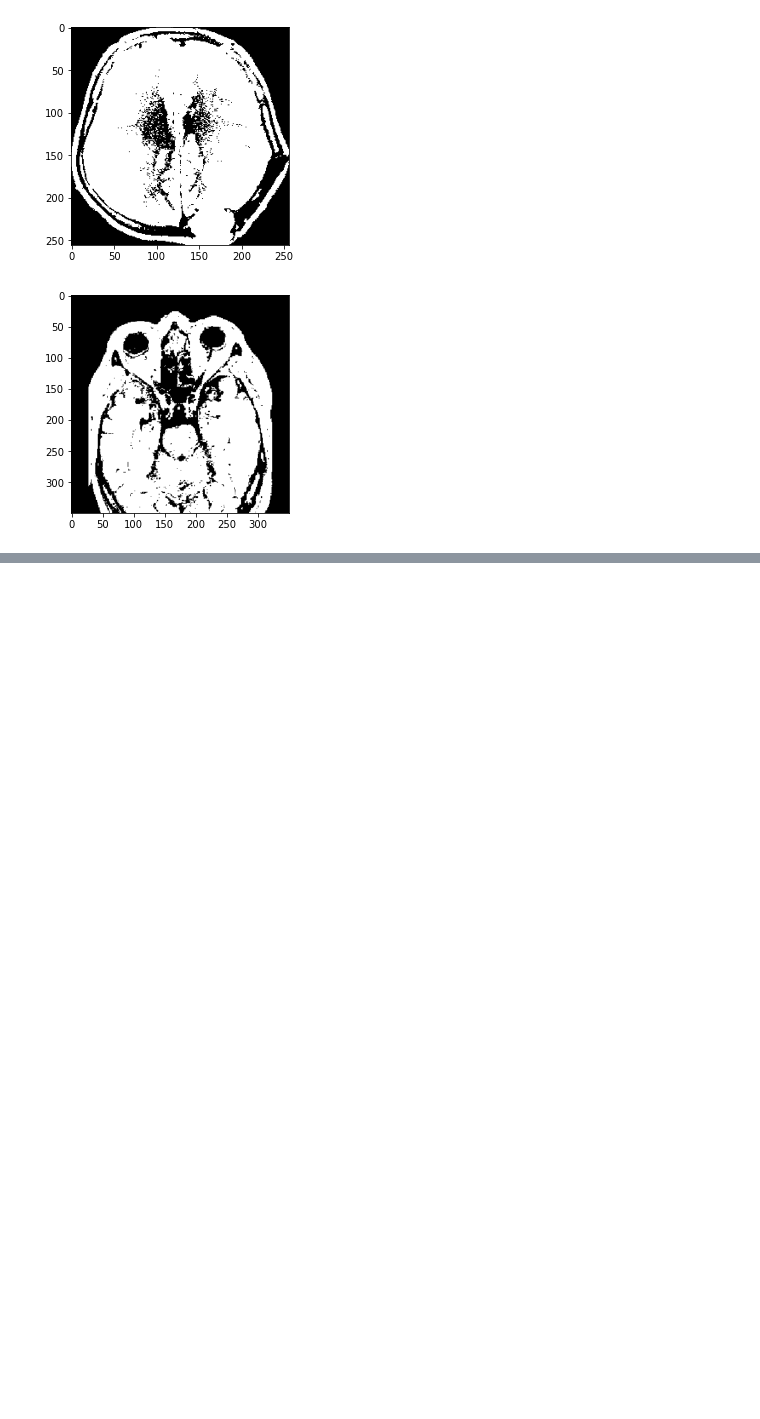
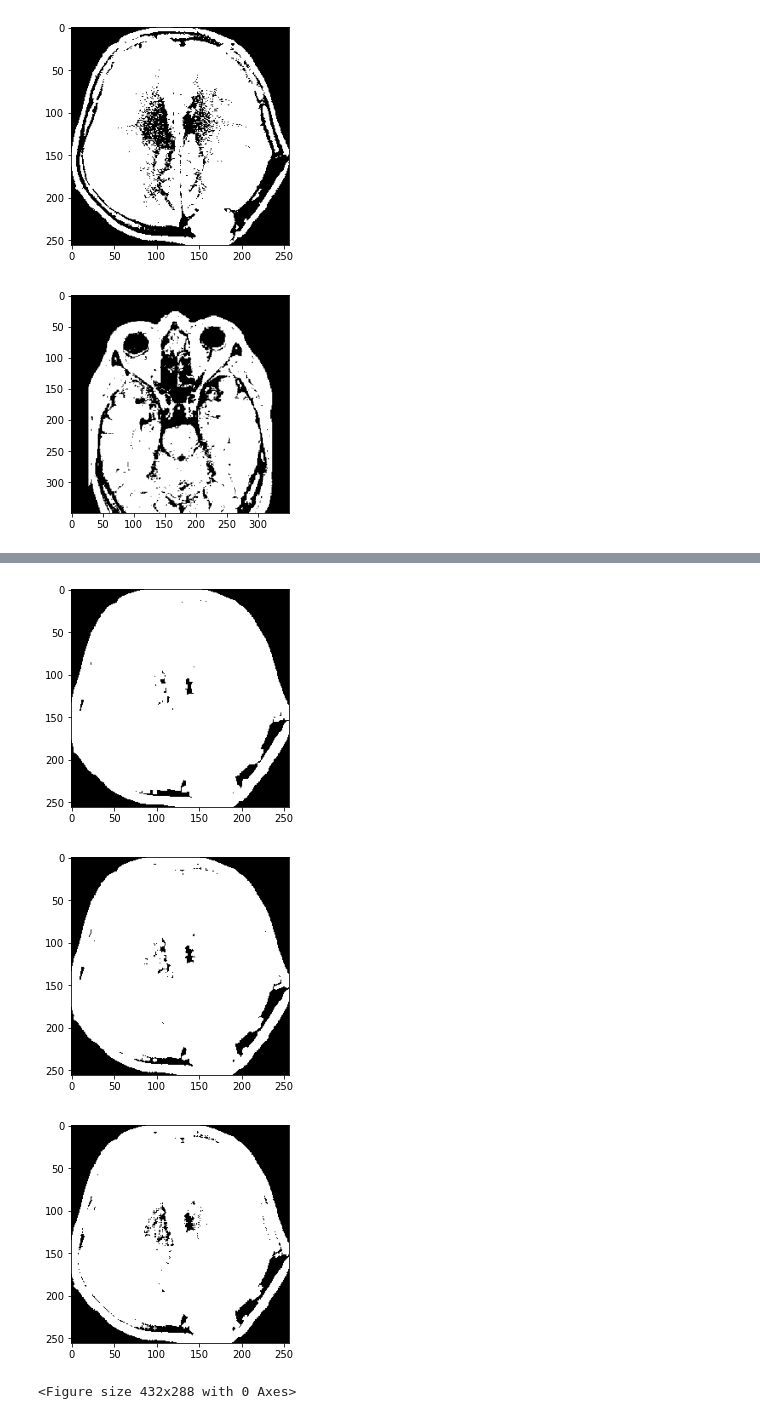
Before and after one commit to briansaiz/tenicas-ia-opencv, a Jupyter notebook: Tecnicas de IA/Taller 3/Taller 3.ipynb, the cells around one changed output, grey strips where cells are left out. Saved outputs shown, nothing was run; the diff lists cells and outputs as text; code cells hidden in the pictures; blank space fills up the shorter version.

```diff
--- a/Tecnicas de IA/Taller 3/Taller 3.ipynb
+++ b/Tecnicas de IA/Taller 3/Taller 3.ipynb
@@ -54,0 +76,15 @@ plt.imshow(skel, cmap="gray")
+# %%
+def dilatacion(img):
+    methods = [cv2.MORPH_RECT, cv2.MORPH_ELLIPSE, cv2.MORPH_CROSS]
+    kernels = [cv2.getStructuringElement(method, (5, 5)) for method in methods]
+    return [cv2.dilate(img, kernel) for kernel in kernels]
+# %%
+cancer_dil = dilatacion(cancer_umbral)
+for img in cancer_dil:
+    plt.imshow(img, cmap="gray")
+    plt.figure()
+# %% [output]
+[figure, added]
+[figure, added]
+[figure, added]
+<Figure size 432x288 with 0 Axes>
```
Also changed, not shown: parts of 10 cells of this notebook.
